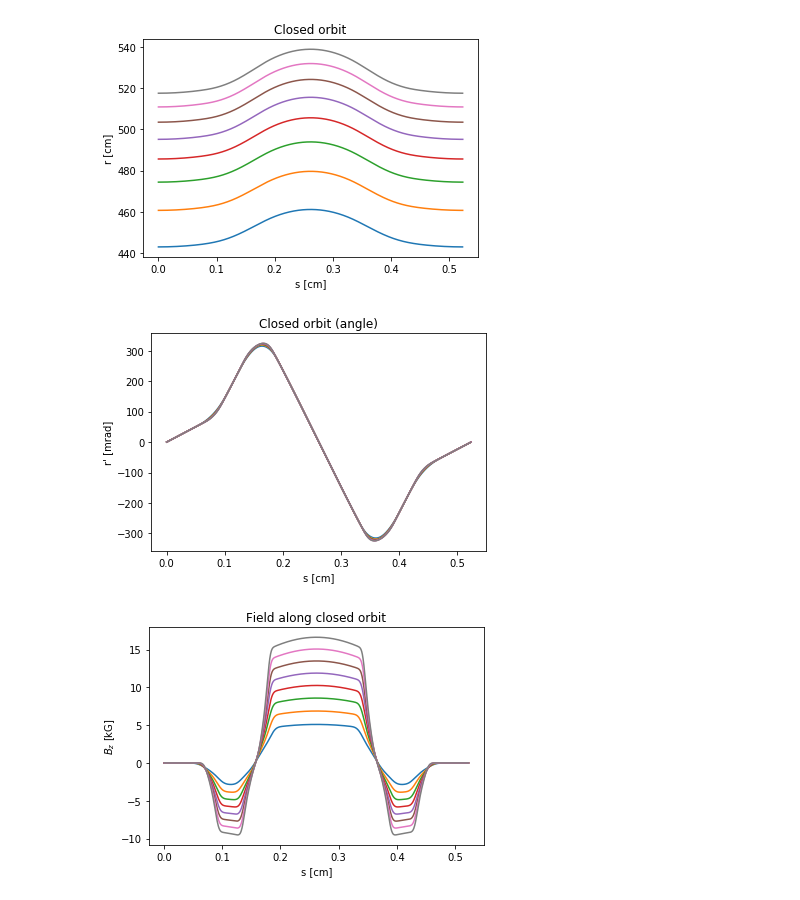
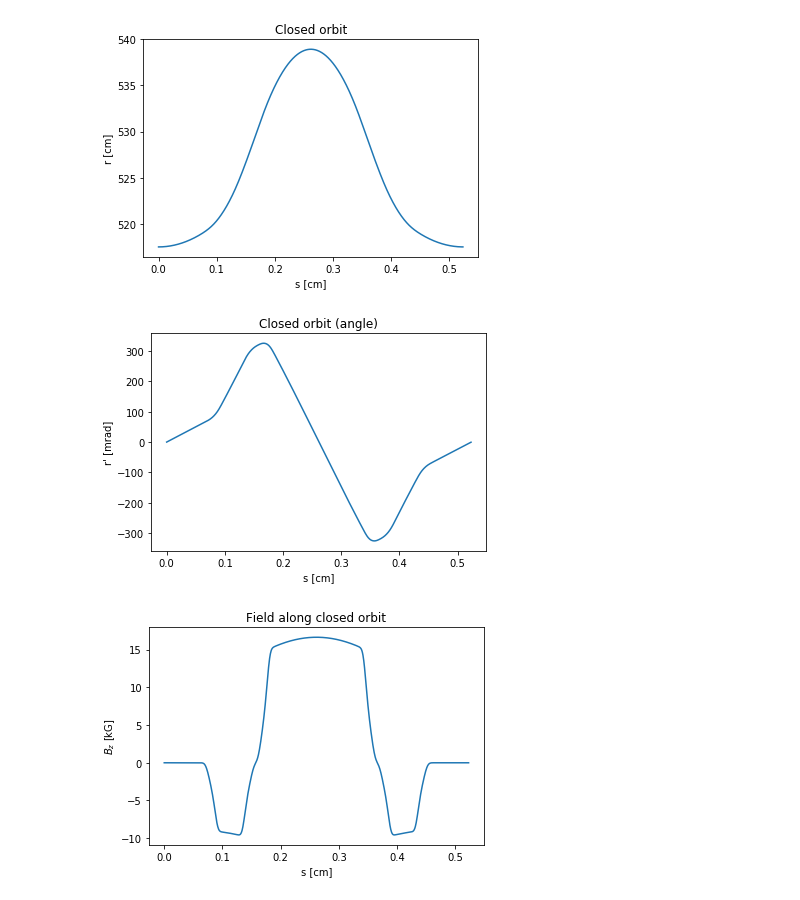
Before and after one commit to radiasoft/Zgoubi-Workshop, a Jupyter notebook: Tutorials/Monday/TutMo3/Ex-1-closedorbit/plotPlt_singlepass.ipynb, the cells around one changed output. Saved outputs shown, nothing was run; the diff lists cells and outputs as text; code cells hidden in the pictures.

```diff
--- a/Tutorials/Monday/TutMo3/Ex-1-closedorbit/plotPlt_singlepass.ipynb
+++ b/Tutorials/Monday/TutMo3/Ex-1-closedorbit/plotPlt_singlepass.ipynb
@@ -15,35 +15,35 @@ import os
 
 #Alternatively, use numpy loadtxt to read the columns directly.
 #y,t,z,p are the radial coordinate and angle and the vertical coordinate and angle, respectively.
 FL=os.getcwd()
 
-file_list = ['co'+str(n)+'.plt' for n in range(8)]
-#file_list = ['zgoubi_singlepass.plt']
+#file_list = ['co'+str(n)+'.plt' for n in range(8)]
+file_list = ['zgoubi_singlepass.plt']
 
 for file1 in file_list:
     y, t, s, x, bz = np.loadtxt('%s/%s'%(FL,file1),skiprows=2,usecols=(9,10,13,21,24),unpack=True)
     plt.plot(x,y, '-')
 plt.xlabel('s [cm]')
 plt.ylabel('r [cm]')
 plt.title('Closed orbit')
 plt.show()
 
 for file1 in file_list:
     y, t, s, x, bz = np.loadtxt('%s/%s'%(FL,file1),skiprows=2,usecols=(9,10,13,21,24),unpack=True)
     plt.plot(x,t, '-')
 plt.xlabel('s [cm]')
 plt.ylabel('r\' [mrad]')
 plt.title('Closed orbit (angle)')
 plt.show()
 
 for file1 in file_list:
     y, t, s, x, bz = np.loadtxt('%s/%s'%(FL,file1),skiprows=2,usecols=(9,10,13,21,24),unpack=True)
     plt.plot(x,bz, '-')
 plt.xlabel('s [cm]')
 plt.ylabel(r'$B_z$ [kG]')
 plt.title('Field along closed orbit')
 plt.show()
 # %% [output]
-[figure, old version]
+[figure, new version]
-[figure, old version]
+[figure, new version]
-[figure, old version]
+[figure, new version]
```
Also changed, not shown: 1 other file.
